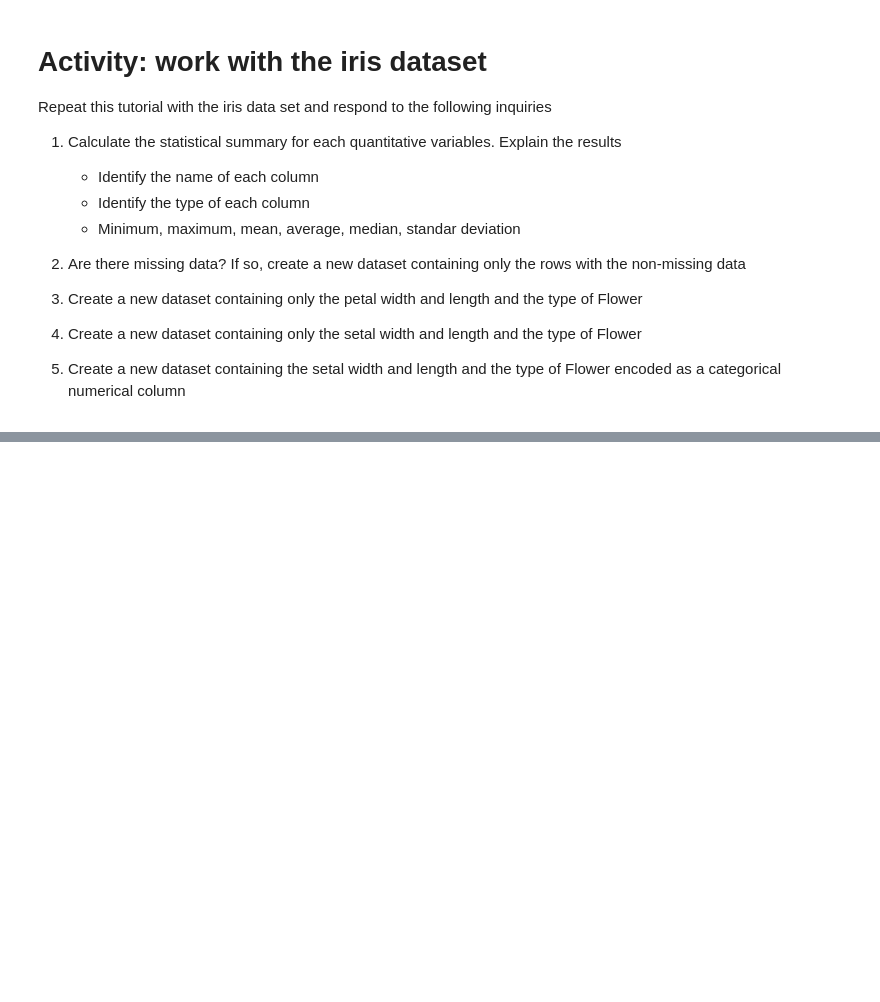
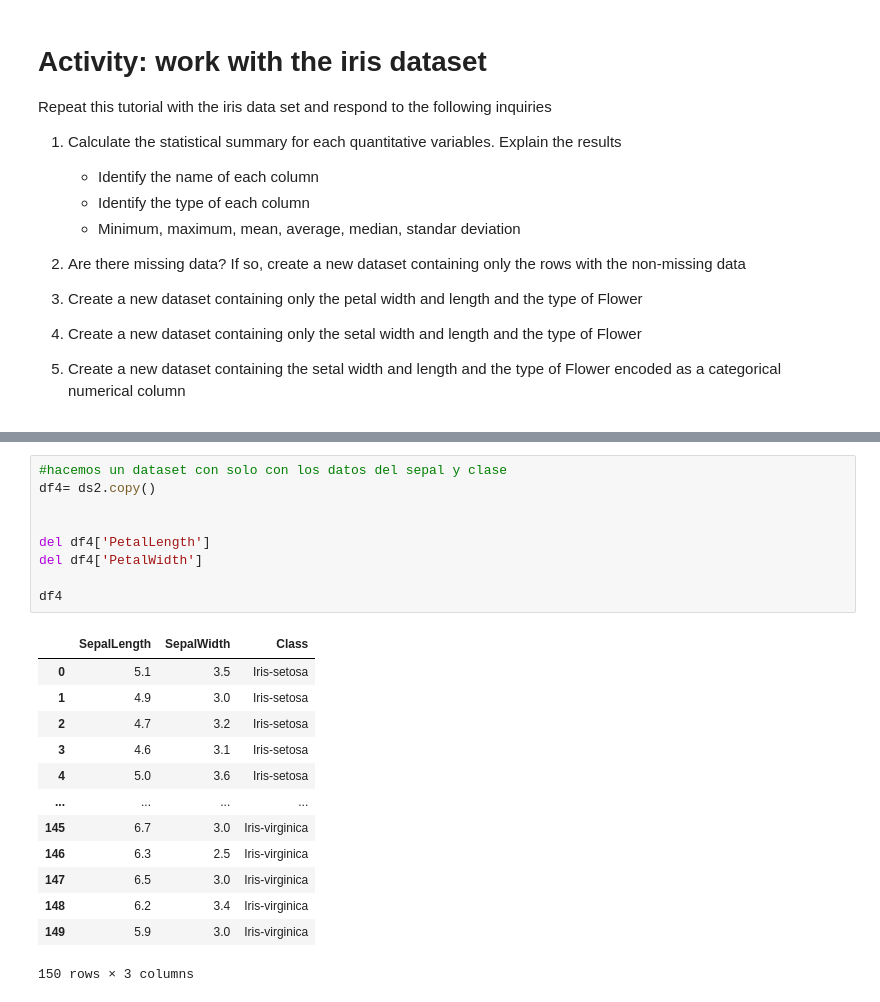
Before and after one commit to NataliaVg/TC1002S, a Jupyter notebook: AD21/A00369832/A2_DataManagmentCartwheel.ipynb, the cells around one changed output, grey strips where cells are left out. Saved outputs shown, nothing was run; the diff lists cells and outputs as text; blank space fills up the shorter version.

```diff
--- a/AD21/A00369832/A2_DataManagmentCartwheel.ipynb
+++ b/AD21/A00369832/A2_DataManagmentCartwheel.ipynb
@@ -721,0 +809,23 @@ Repeat this tutorial with the iris data set and respond to the following inquiri
+# %%
+#hacemos un dataset con solo con los datos del sepal y clase
+df4= ds2.copy()
+
+
+del df4['PetalLength']
+del df4['PetalWidth']
+
+df4
+# %% [output]
+|  | SepalLength | SepalWidth | Class |
+| 0 | 5.1 | 3.5 | Iris-setosa |
+| 1 | 4.9 | 3.0 | Iris-setosa |
+| 2 | 4.7 | 3.2 | Iris-setosa |
+| 3 | 4.6 | 3.1 | Iris-setosa |
+| 4 | 5.0 | 3.6 | Iris-setosa |
+| ... | ... | ... | ... |
+| 145 | 6.7 | 3.0 | Iris-virginica |
+| 146 | 6.3 | 2.5 | Iris-virginica |
+| 147 | 6.5 | 3.0 | Iris-virginica |
+| 148 | 6.2 | 3.4 | Iris-virginica |
+| 149 | 5.9 | 3.0 | Iris-virginica |
+150 rows × 3 columns
```
Also changed, not shown: parts of 11 cells of this notebook.
